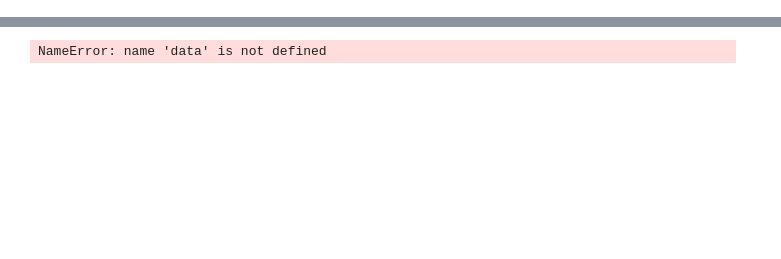
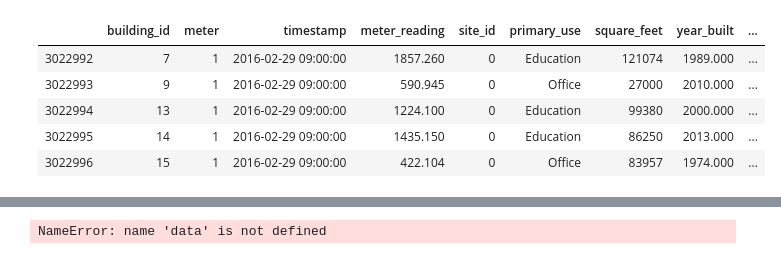
Before and after one commit to thebearinmind/bearinmind-kaggle, a Jupyter notebook: ashrae/single_model.ipynb, the cells around one changed output, grey strips where cells are left out. Cells and saved outputs as stored; diff of their text form; code cells hidden in the pictures; blank space fills up the shorter version.

```diff
--- a/ashrae/single_model.ipynb
+++ b/ashrae/single_model.ipynb
@@ -119 +227,10 @@ df_train_elec = df_train[(df_train['site_id'] == 6) & (df_train['meter'] == 1)]
 df_train_elec_test = df_train_elec[df_train_elec['building_id'] == 753]
+# %%
+df_train_elec.head()
+# %% [output]
+|  | building_id | meter | timestamp | meter_reading | site_id | primary_use | square_feet | year_built | ... |
+| 3022992 | 7 | 1 | 2016-02-29 09:00:00 | 1857.260 | 0 | Education | 121074 | 1989.000 | ... |
+| 3022993 | 9 | 1 | 2016-02-29 09:00:00 | 590.945 | 0 | Office | 27000 | 2010.000 | ... |
+| 3022994 | 13 | 1 | 2016-02-29 09:00:00 | 1224.100 | 0 | Education | 99380 | 2000.000 | ... |
+| 3022995 | 14 | 1 | 2016-02-29 09:00:00 | 1435.150 | 0 | Education | 86250 | 2013.000 | ... |
+| 3022996 | 15 | 1 | 2016-02-29 09:00:00 | 422.104 | 0 | Office | 83957 | 1974.000 | ... |
```
Also changed, not shown: parts of 72 cells of this notebook, 1 other file.
